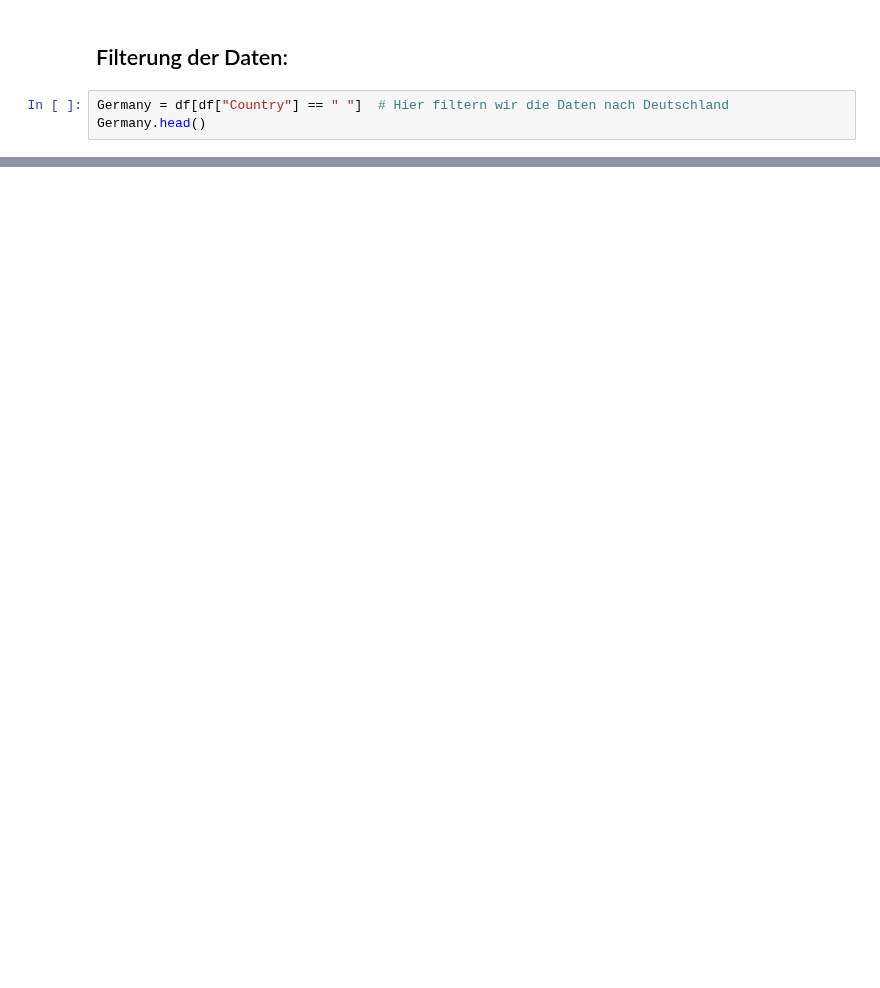
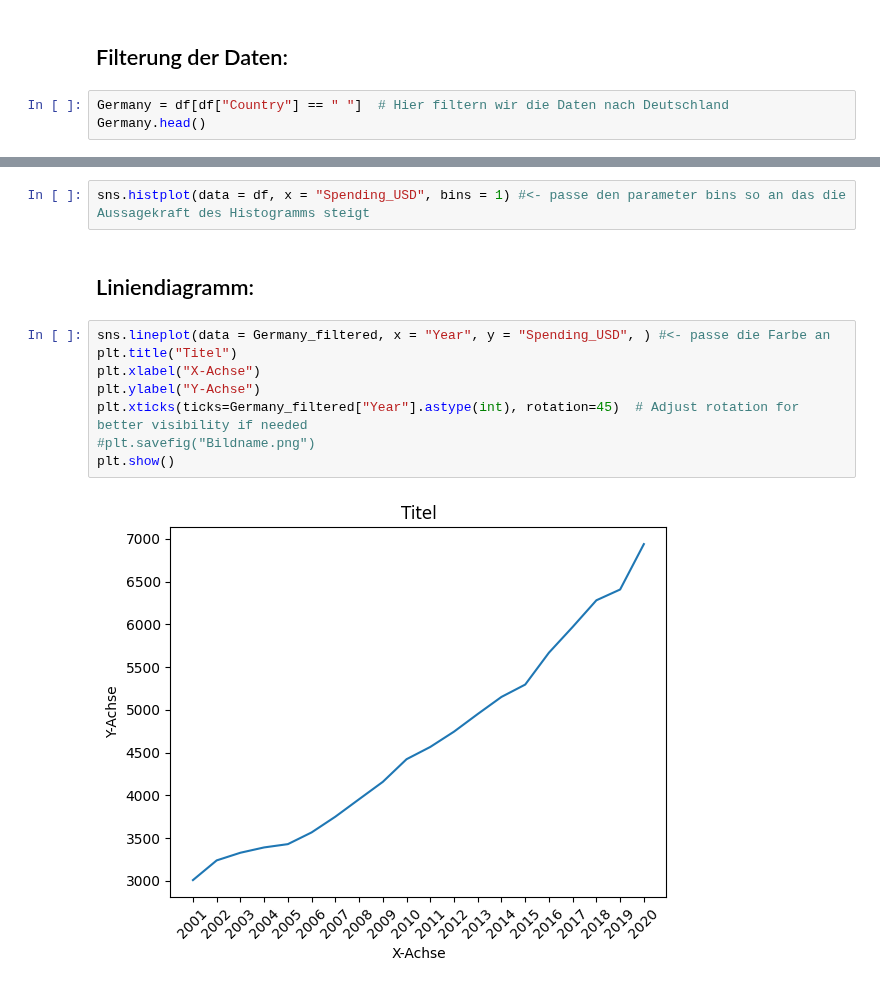
Before and after one commit to RiccardoDAndrea/Python-Crashkurs, a Jupyter notebook: Python_basic.ipynb, the cells around one changed output, grey strips where cells are left out. Drawn from its saved outputs; the diff is of its cells as text; blank space fills up the shorter version.

```diff
--- a/Python_basic.ipynb
+++ b/Python_basic.ipynb
@@ -278,0 +285,15 @@ und viele mehr findest du auf der offizielen Seite von seaborn.
+# %%
+sns.histplot(data = df, x = "Spending_USD", bins = 1) #<- passe den parameter bins so an das die Aussagekraft des Histogramms steigt
+# %% [markdown]
+Liniendiagramm:
+---
+# %%
+sns.lineplot(data = Germany_filtered, x = "Year", y = "Spending_USD", ) #<- passe die Farbe an
+plt.title("Titel")
+plt.xlabel("X-Achse")
+plt.ylabel("Y-Achse")
+plt.xticks(ticks=Germany_filtered["Year"].astype(int), rotation=45)  # Adjust rotation for better visibility if needed
+#plt.savefig("Bildname.png")
+plt.show()
+# %% [output]
+[figure, added]
```
Also changed, not shown: parts of 17 cells of this notebook, 1 other file.
